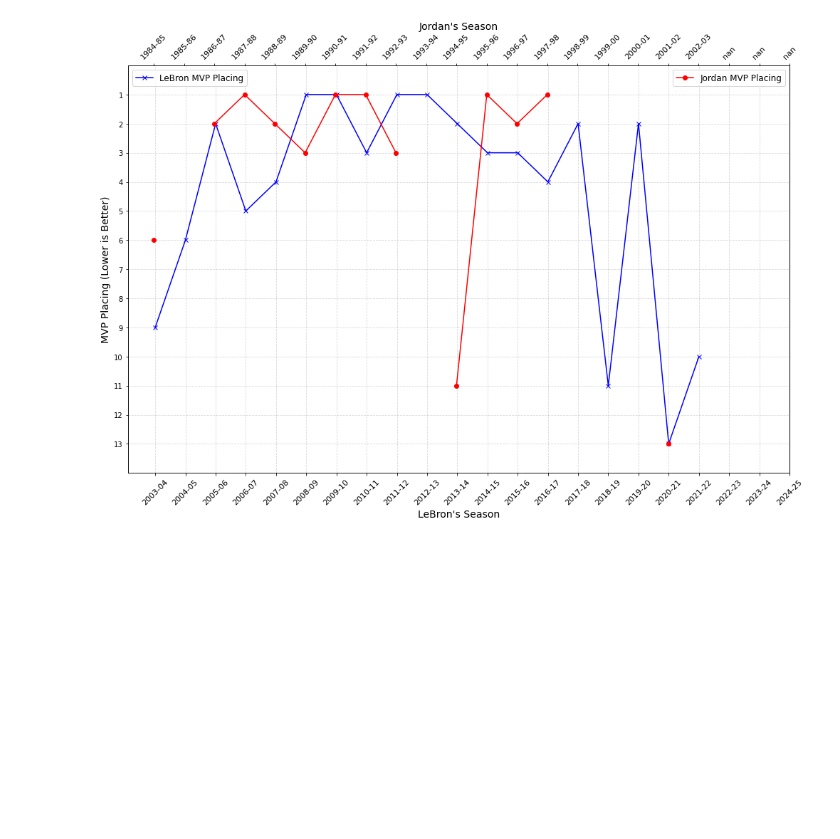
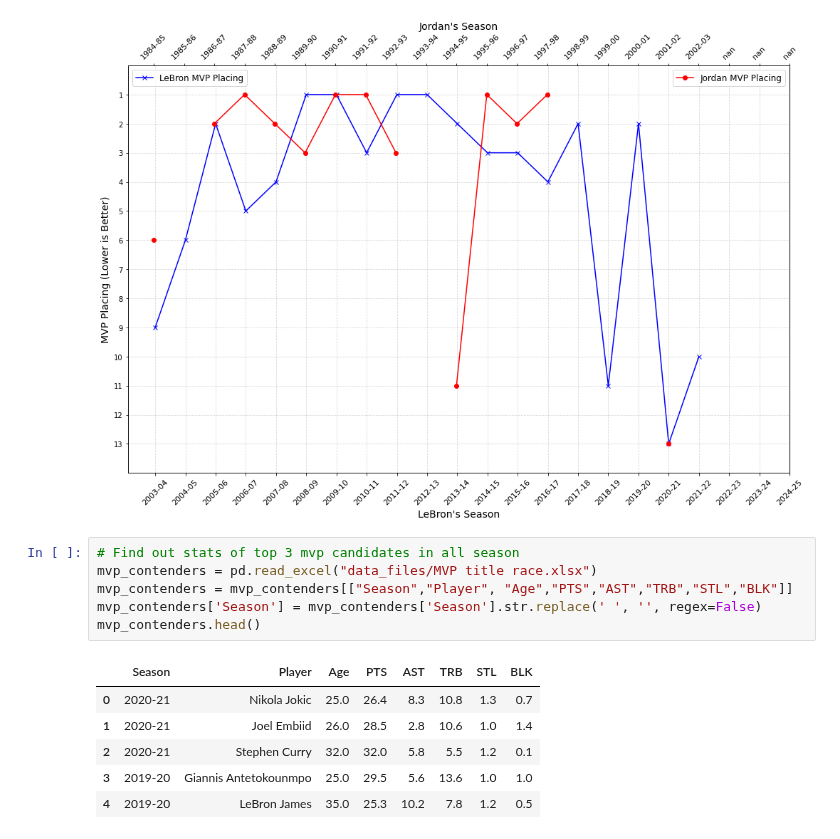
Before and after one commit to gohsoonhao/therealGOAT, a Jupyter notebook: 2c_reg_season_award_competitors.ipynb, the cells around one changed output. Cells and saved outputs as stored; diff of their text form; blank space fills up the shorter version.

```diff
--- a/2c_reg_season_award_competitors.ipynb
+++ b/2c_reg_season_award_competitors.ipynb
@@ -126,3 +126,16 @@ plt.tight_layout()
 plt.show()
 # %% [output]
 [figure]
+# %%
+# Find out stats of top 3 mvp candidates in all season
+mvp_contenders = pd.read_excel("data_files/MVP title race.xlsx")
+mvp_contenders = mvp_contenders[["Season","Player", "Age","PTS","AST","TRB","STL","BLK"]]
+mvp_contenders['Season'] = mvp_contenders['Season'].str.replace(' ', '', regex=False)
+mvp_contenders.head()
+# %% [output]
+|  | Season | Player | Age | PTS | AST | TRB | STL | BLK |
+| 0 | 2020-21 | Nikola Jokic | 25.0 | 26.4 | 8.3 | 10.8 | 1.3 | 0.7 |
+| 1 | 2020-21 | Joel Embiid | 26.0 | 28.5 | 2.8 | 10.6 | 1.0 | 1.4 |
+| 2 | 2020-21 | Stephen Curry | 32.0 | 32.0 | 5.8 | 5.5 | 1.2 | 0.1 |
+| 3 | 2019-20 | Giannis Antetokounmpo | 25.0 | 29.5 | 5.6 | 13.6 | 1.0 | 1.0 |
+| 4 | 2019-20 | LeBron James | 35.0 | 25.3 | 10.2 | 7.8 | 1.2 | 0.5 |
```
Also changed, not shown: parts of 5 cells of this notebook, 1 other file.
